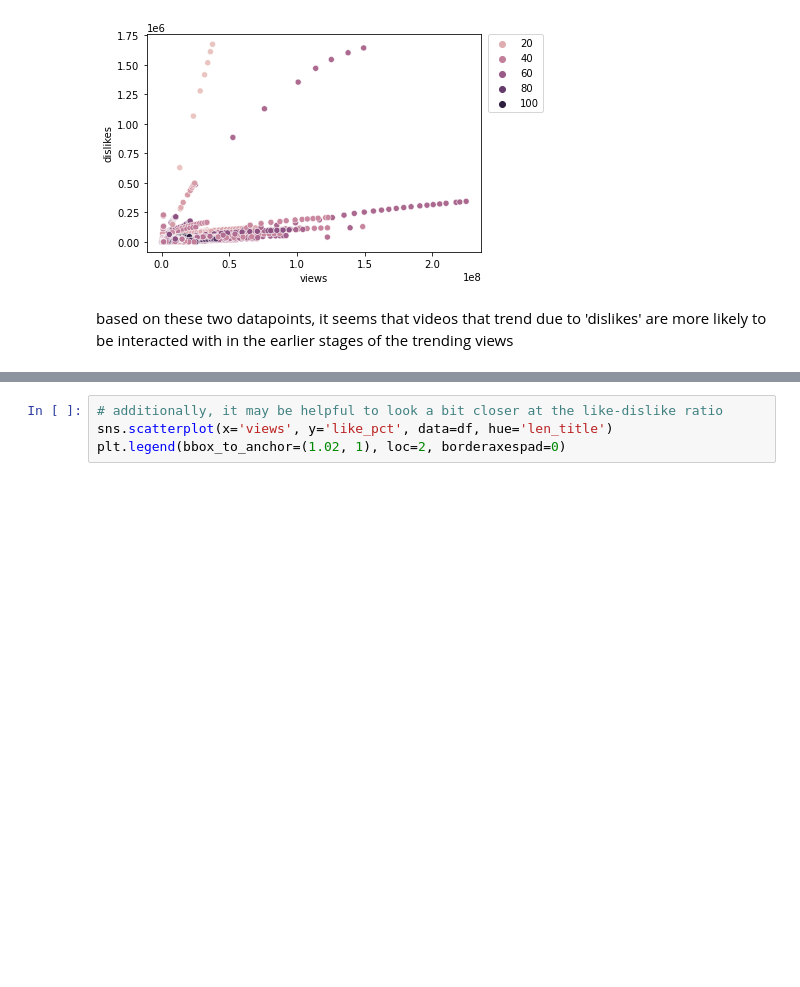
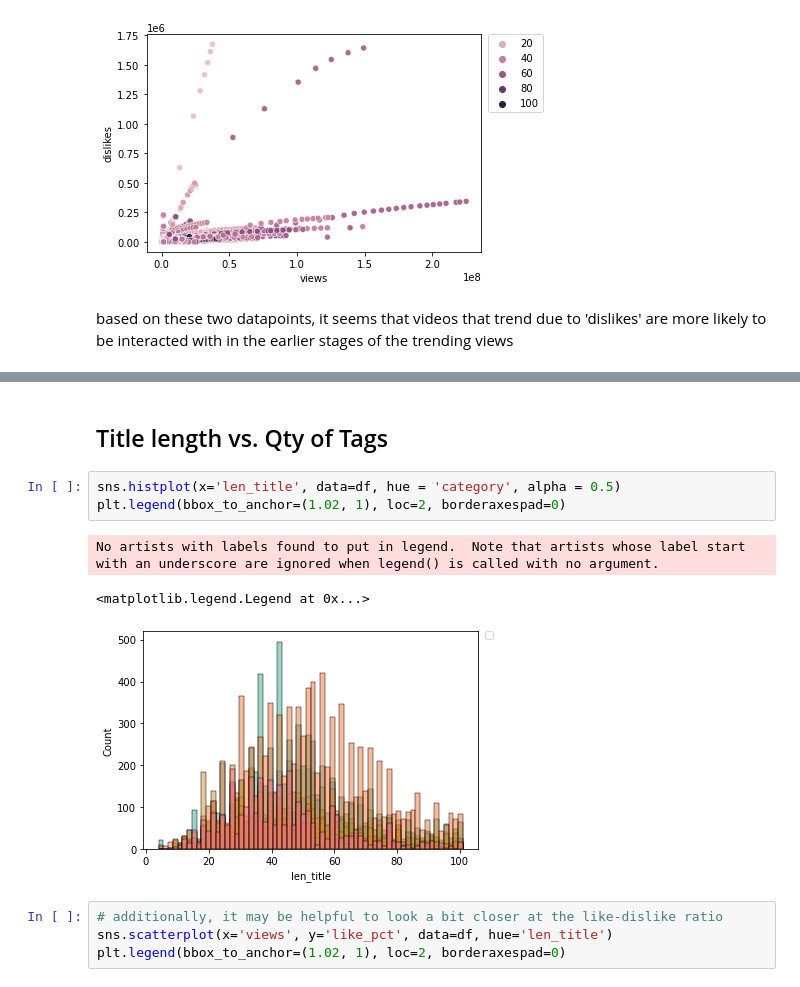
Before and after one commit to danielosetiawan/YouTube-EDA, a Jupyter notebook: youtube ipynb.ipynb, the cells around one changed output, grey strips where cells are left out. Cells and saved outputs as stored; diff of their text form; blank space fills up the shorter version.

```diff
--- a/youtube ipynb.ipynb
+++ b/youtube ipynb.ipynb
@@ -107,3 +110,12 @@ plt.legend(bbox_to_anchor=(1.02, 1), loc=2, borderaxespad=0)
+# %% [markdown]
+## Title length vs. Qty of Tags
+# %%
+sns.histplot(x='len_title', data=df, hue = 'category', alpha = 0.5)
+plt.legend(bbox_to_anchor=(1.02, 1), loc=2, borderaxespad=0)
+# %% [output]
+No artists with labels found to put in legend.  Note that artists whose label start with an underscore are ignored when legend() is called with no argument.
+<matplotlib.legend.Legend at 0x...>
+[figure, added]
 # %%
 # additionally, it may be helpful to look a bit closer at the like-dislike ratio
 sns.scatterplot(x='views', y='like_pct', data=df, hue='len_title')
```
Also changed, not shown: parts of 6 cells of this notebook.
